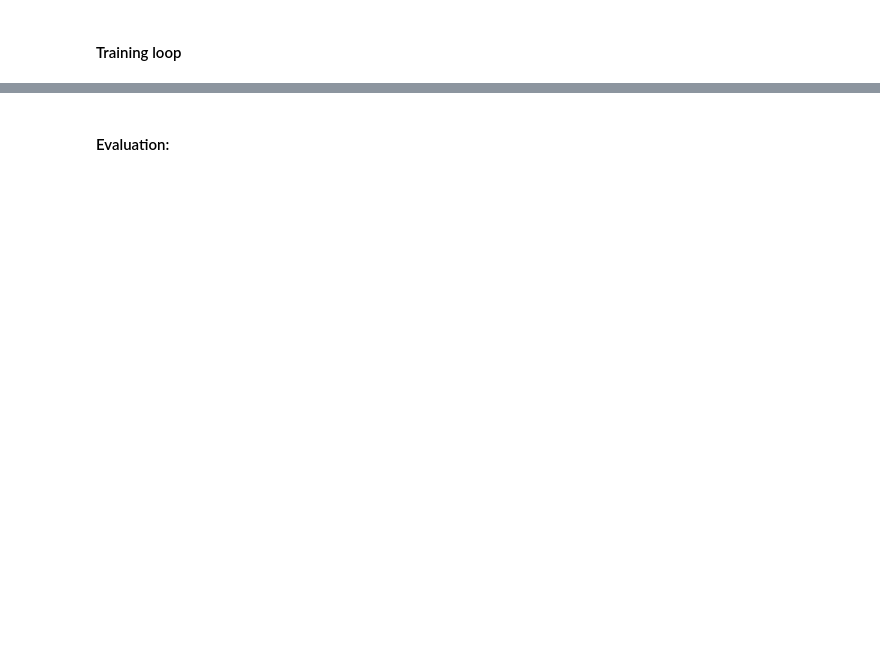
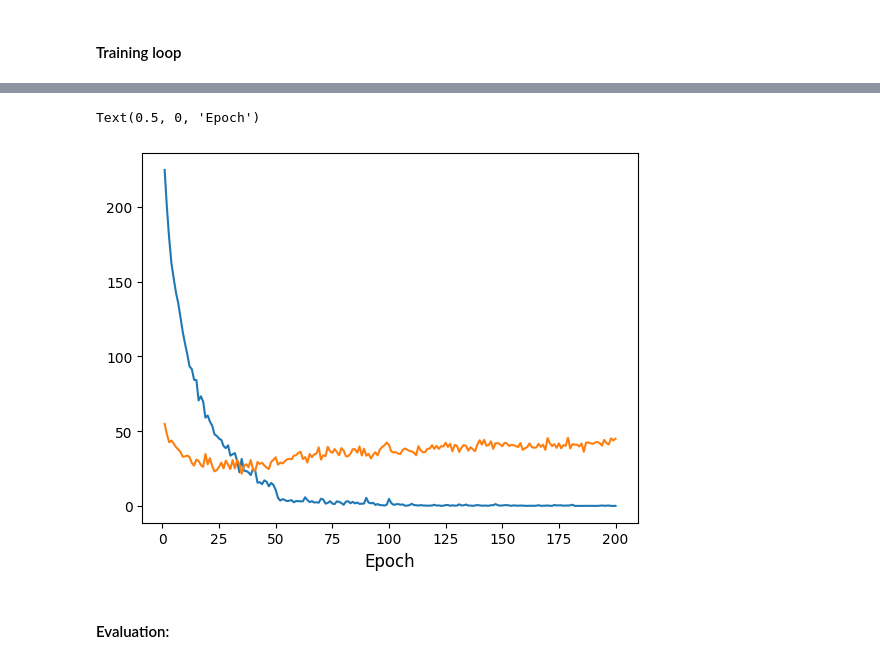
Before and after one commit to phihd/brain-tumor-classification, a Jupyter notebook: notebooks/vgg19_benchmark.ipynb, the cells around one changed output, grey strips where cells are left out. Saved outputs shown, nothing was run; the diff lists cells and outputs as text; code cells hidden in the pictures; blank space fills up the shorter version.

```diff
--- a/notebooks/vgg19_benchmark.ipynb
+++ b/notebooks/vgg19_benchmark.ipynb
@@ -188,0 +213,51 @@ Time elapsed: 11.041409492492676
+# %%
+# Freeze CNN layers
+for param in model[0].parameters():
+    param.requires_grad = True
+
+loss_fn = nn.CrossEntropyLoss()
+optimizer = torch.optim.SGD(filter(lambda p: p.requires_grad, model.parameters()), lr=learning_rate, momentum=0.9)
+# %%
+model.to(device)
+all_loss = []
+all_valid_loss = []
+scheduler = torch.optim.lr_scheduler.StepLR(optimizer, step_size=50, gamma=0.5)
+for epoch in range(unfreeze_epochs):
+    size = len(train_dataloader.dataset)
+    print("------------ Epoch:", epoch, "------------")
+    training_loss = 0
+    valid_loss = 0
+    start = time.time()
+    for batch, (X, y) in enumerate(train_dataloader):
+        # Compute prediction and loss
+        pred = model(X.to(device))
+        #print(torch.sum(pred[0]))
+        loss = loss_fn(pred, y.to(device))
+
+        # Backpropagation
+        optimizer.zero_grad()
+        loss.backward()
+        optimizer.step()
+
+        loss, current = loss.item(), (batch + 1) * len(X)
+        #print(loss)
+        training_loss += loss
+
+    for batch, (X, y) in enumerate(val_dataloader):
+        pred = model(X.to(device))
+        loss = loss_fn(pred, y.to(device))
+
+        valid_loss += loss.item()
+
+    scheduler.step()
+    print(f"Training loss: {training_loss/41:>7f}, validation loss: {valid_loss/41:>7f}")
+    end = time.time()
+    print("Time elapsed:", end - start)
+    all_loss.append(training_loss)
+    all_valid_loss.append(valid_loss)
+
+fig = plt.figure()
+plt.plot(range(1, unfreeze_epochs+1), all_loss)
+plt.plot(range(1, unfreeze_epochs+1), all_valid_loss)
+plt.xlabel('Epoch', fontsize=12)
+# %% [output]
@@ -189,2 +281,4 @@ Time elapsed: 11.041409492492676
+Text(0.5, 0, 'Epoch')
+[figure, added]
 # %% [markdown]
 #### Evaluation:
```
Also changed, not shown: parts of 15 cells of this notebook, 9 other files.
